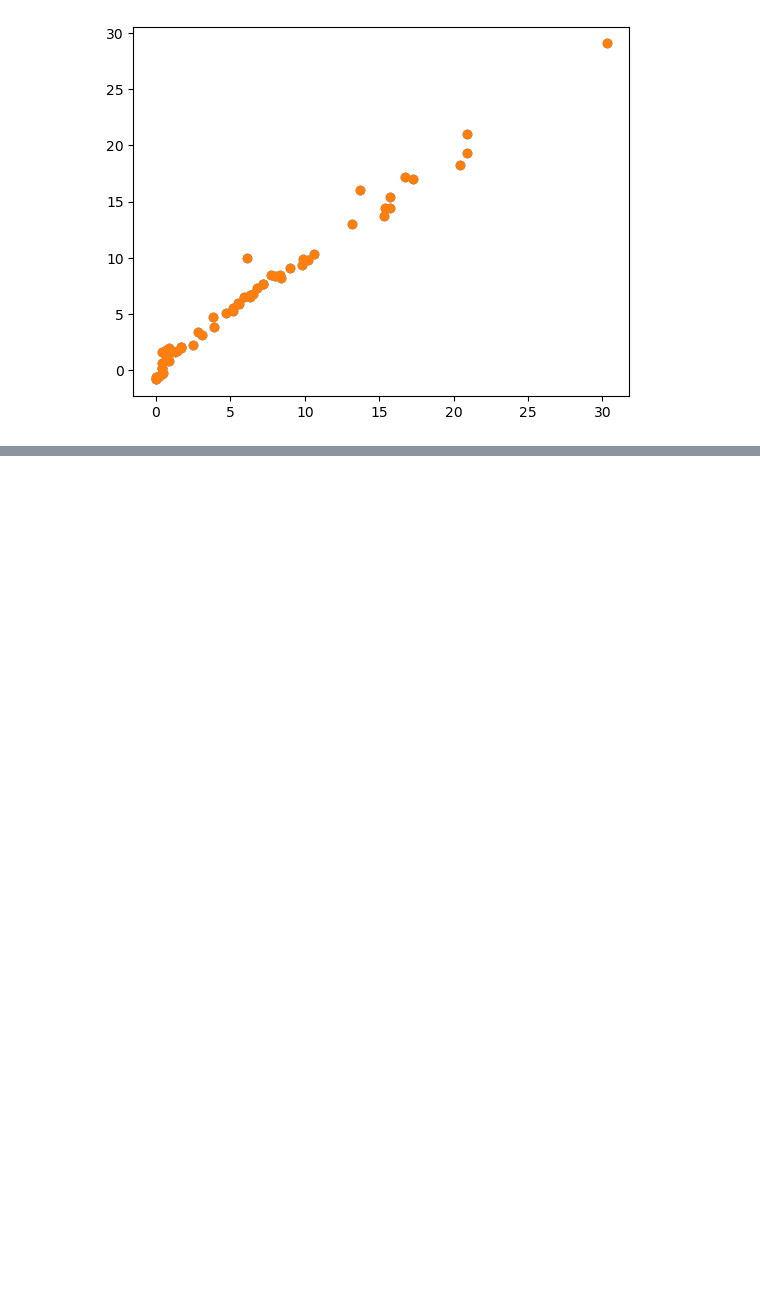
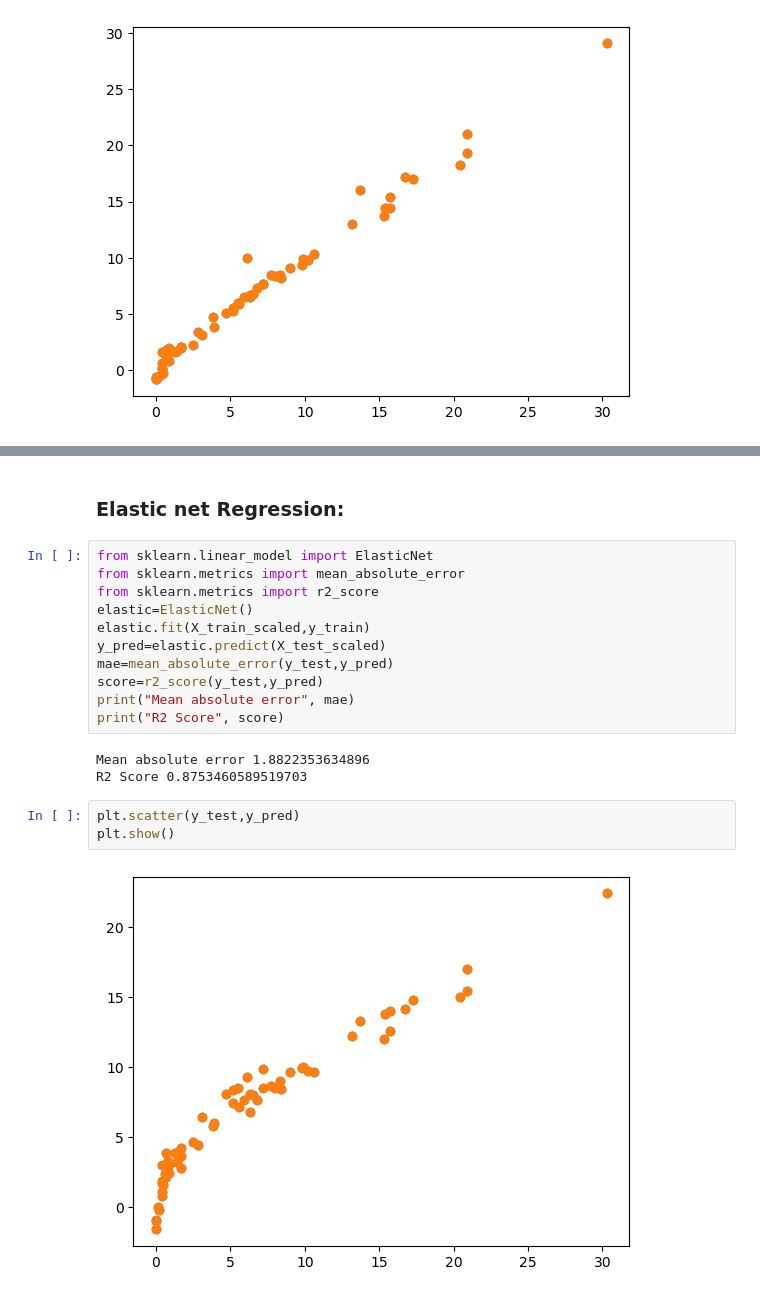
Before and after one commit to ganeshbgunjal/Projects, a Jupyter notebook: 1 Basic Linear Regression Project/2 Model Training with linear ridge lasso and elasticnet.ipynb, the cells around one changed output, grey strips where cells are left out. Drawn from its saved outputs; the diff is of its cells as text; blank space fills up the shorter version.

```diff
--- a/1 Basic Linear Regression Project/2 Model Training with linear ridge lasso and elasticnet.ipynb
+++ b/1 Basic Linear Regression Project/2 Model Training with linear ridge lasso and elasticnet.ipynb
@@ -313,0 +368,21 @@ plt.show()
+# %% [markdown]
+### Elastic net Regression:
+# %%
+from sklearn.linear_model import ElasticNet
+from sklearn.metrics import mean_absolute_error
+from sklearn.metrics import r2_score
+elastic=ElasticNet()
+elastic.fit(X_train_scaled,y_train)
+y_pred=elastic.predict(X_test_scaled)
+mae=mean_absolute_error(y_test,y_pred)
+score=r2_score(y_test,y_pred)
+print("Mean absolute error", mae)
+print("R2 Score", score)
+# %% [output]
+Mean absolute error 1.8822353634896
+R2 Score 0.8753460589519703
+# %%
+plt.scatter(y_test,y_pred)
+plt.show()
+# %% [output]
+[figure, added]
```
Also changed, not shown: parts of 13 cells of this notebook, 1 other file.
